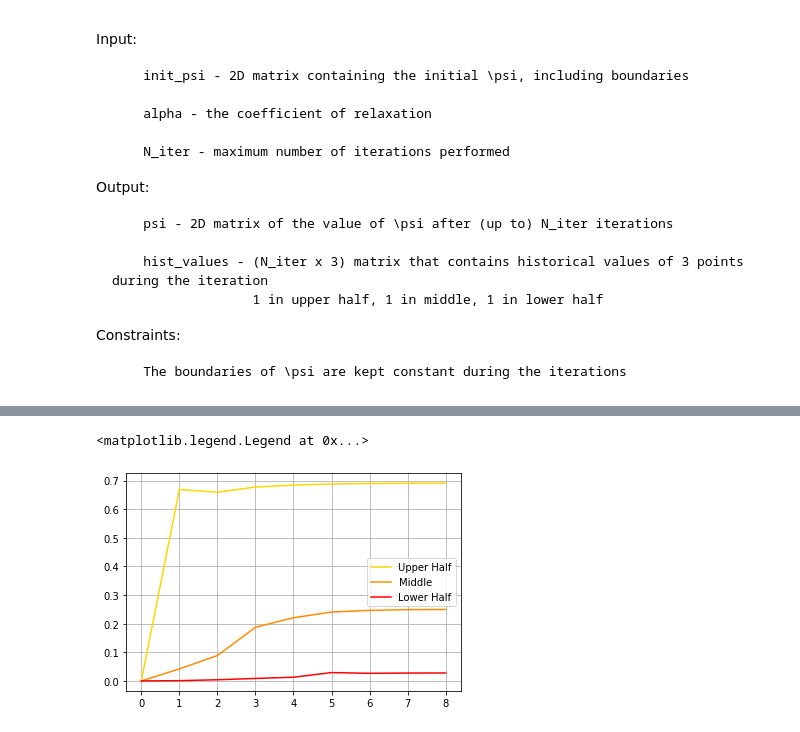
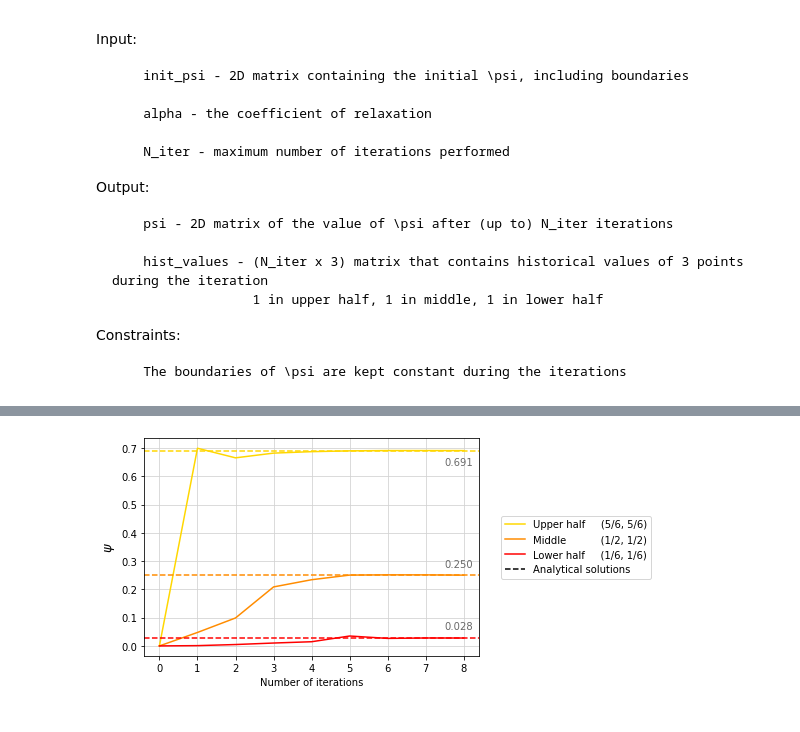
Before and after one commit to calumholker/laplaces-equation, a Jupyter notebook: CO25.ipynb, the cells around one changed output, grey strips where cells are left out. Drawn from its saved outputs; the diff is of its cells as text; code cells hidden in the pictures.

```diff
--- a/CO25.ipynb
+++ b/CO25.ipynb
@@ -57,3 +60,6 @@ def get_init_psi(n):
         init_psi[0,i] = np.sin(i*d)*np.sinh(1)
         init_psi[i,n-1] = np.sin(1)*np.sinh((6-i)*d)
     return init_psi
+# %%
+def solve_laplace_analytically(x,y):
+    return np.sin(x)*np.sinh(y)
@@ -78,13 +97,30 @@ ax.view_init(30, 135)
-# %%
-t = np.arange(0,len(hist_values[1]),1)
-plt.plot(t, hist_values[0], label='Upper Half', color='gold')
-plt.plot(t, hist_values[1], label='Middle', color='darkorange')
-plt.plot(t, hist_values[2], label = 'Lower Half', color='red')
-plt.xticks(t)
-plt.grid()
-plt.legend()
-# %% [output]
-<matplotlib.legend.Legend at 0x...>
-[figure, removed]
+# %%
+t = np.arange(0,len(hist_values[1]),1)
+
+plt.plot(t, hist_values[0], label='Upper Half (5/6, 5/6)', color='gold')
+value_1 = solve_laplace_analytically(5/6, 5/6)
+plt.axhline(y=value_1, color='gold', linestyle='--')
+
+plt.plot(t, hist_values[1], label='Middle (1/2, 1/2)', color='darkorange')
+value_2 = solve_laplace_analytically(3/6, 3/6)
+plt.axhline(y=value_2, color='darkorange', linestyle='--')
+
+plt.plot(t, hist_values[2], label = 'Lower Half (1/6, 1/6)', color='red')
+value_3 = solve_laplace_analytically(1/6, 1/6)
+plt.axhline(y=value_3, color='red', linestyle='--')
+
+legend_elements = [Line2D([0],[0],color='gold', label='Upper half     (5/6, 5/6)'), Line2D([0],[0], color='darkorange', label='Middle           (1/2, 1/2)'), Line2D([0],[0], color='red', label='Lower half     (1/6, 1/6)'), Line2D([0],[0],color='black', label='Analytical solutions', linestyle='--')]
+
+plt.xticks(t)
+plt.xlabel('Number of iterations')
+plt.ylabel('$\psi$', fontsize=13)
+plt.grid(color='lightgrey')
+plt.annotate(s=round(value_1,3), xy=(7.5, value_1-0.05), color='dimgray')
+plt.annotate(s="{:.3f}".format(round(value_2,3)), xy=(7.5, value_2+0.03), color='dimgray')
+plt.annotate(s=round(value_3,3), xy=(7.5, value_3+0.03), color='dimgray')
+plt.legend(handles=legend_elements, bbox_to_anchor=(1.05, 0.5), loc='center left')
+plt.savefig("Plot2")
+# %% [output]
+[figure, added]
 # %%
 N_iter = 30
```
Also changed, not shown: parts of 13 cells of this notebook, 11 other files.
